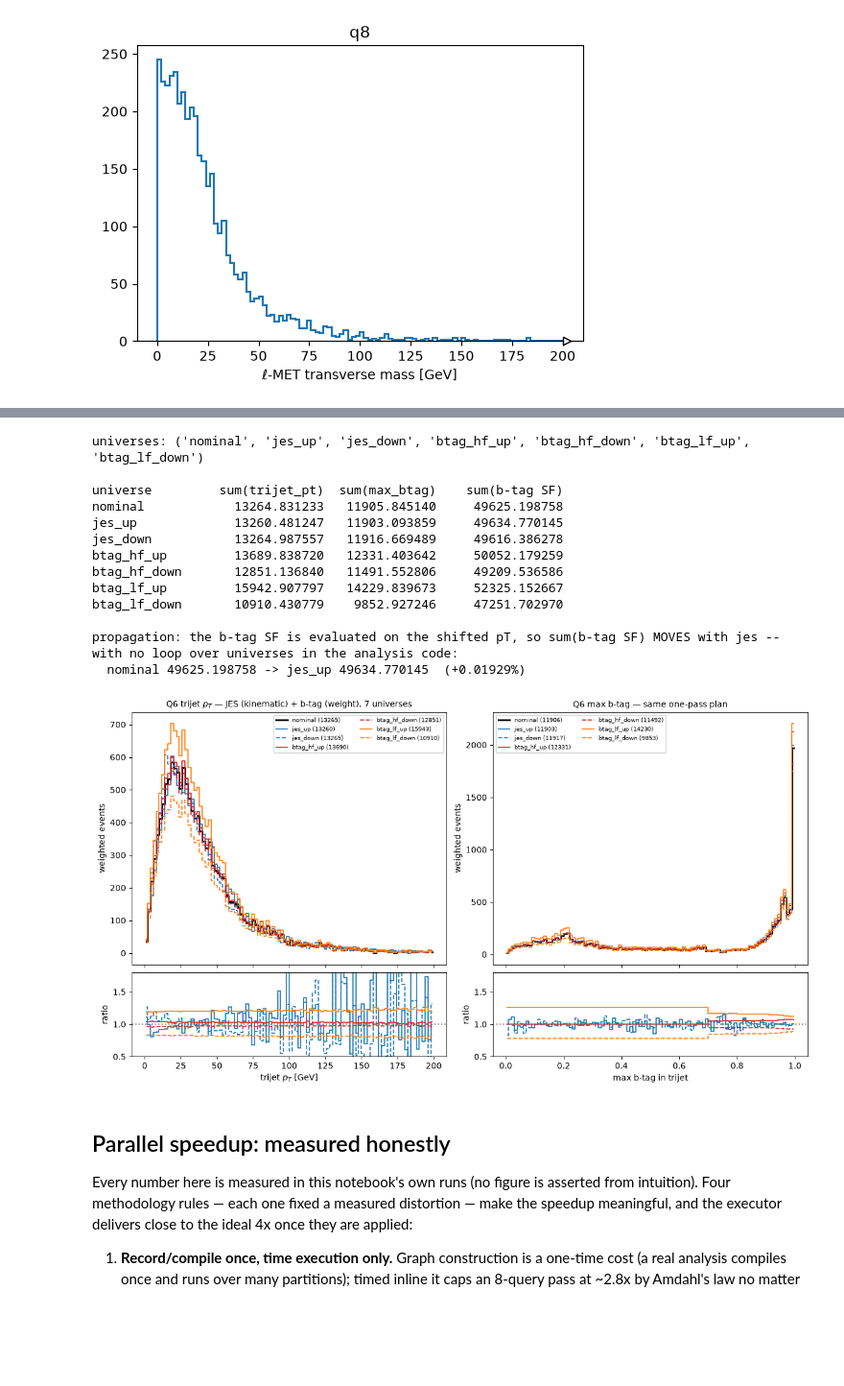
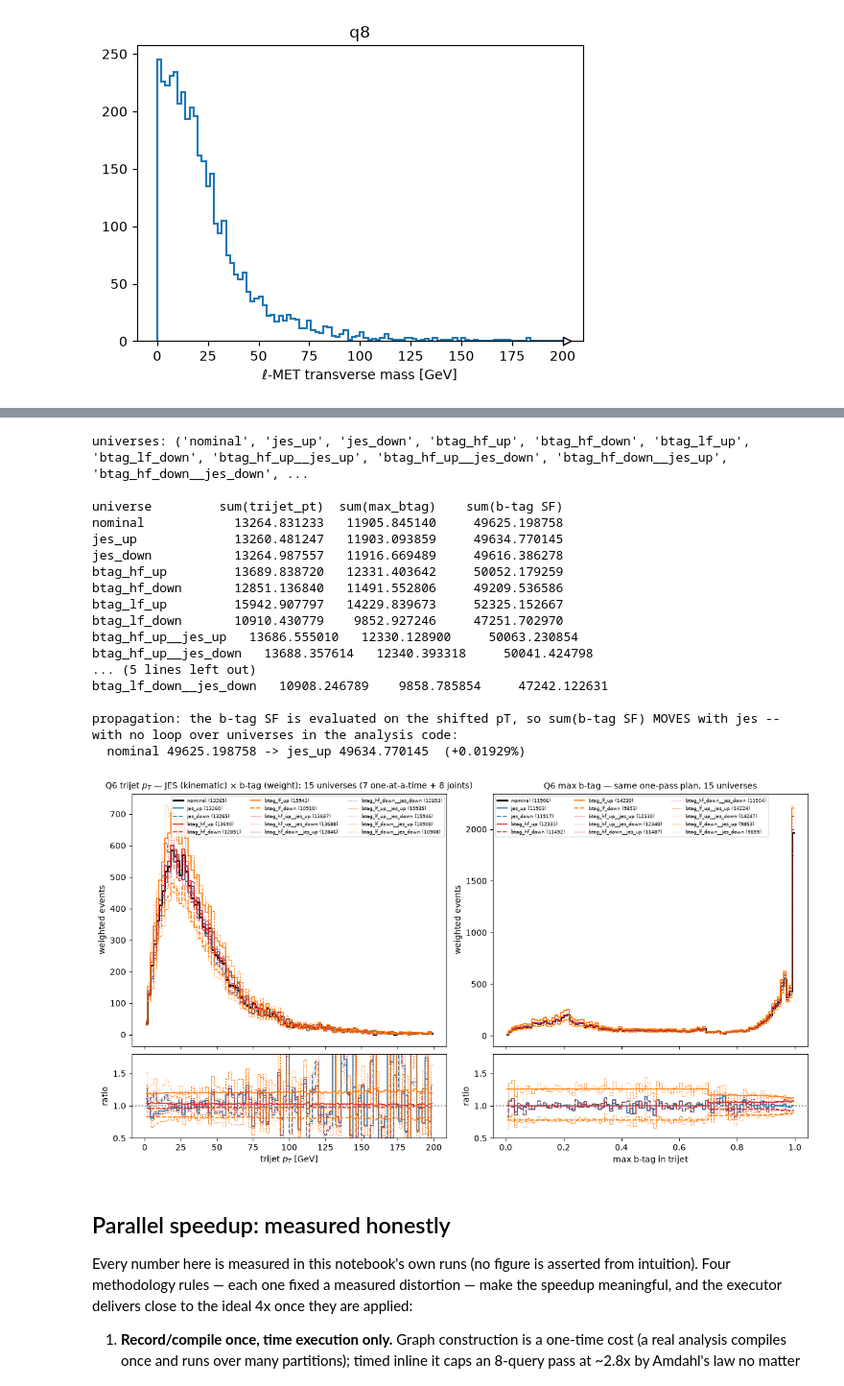
Before and after one commit to graphed-org/coffea-benchmarks-graphed-mvp, a Jupyter notebook: graphed-adl-benchmarks.ipynb, the cells around one changed output, grey strips where cells are left out. Shown at 96% size. Saved outputs shown, nothing was run; the diff lists cells and outputs as text; code cells hidden in the pictures; blank space fills up the shorter version.

```diff
--- a/graphed-adl-benchmarks.ipynb
+++ b/graphed-adl-benchmarks.ipynb
@@ -389,10 +408,14 @@ def btag_weight(systematic):
 
 sf = {s: btag_weight(s) for s in ("central", "up_hf", "down_hf", "up_lf", "down_lf")}
 
-# ---- 4. the b-tag family: ONE plain vary, no points= ----
-# Every variation is itself computed over the jes-varied jets, so the jes shift already lives inside
-# each member. Combined with the jes-varied observable, the plan yields the standard datacard set --
-# the union {nominal, jes_+/-, btag_hf_+/-, btag_lf_+/-}, one axis displaced at a time.
+# ---- 4. the b-tag family: ONE plain vary -> the FULL GRID, automatically ----
+# Every b-tag variation is itself computed over the jes-varied jets, so each member genuinely depends
+# on the jes axis. graphed detects that dependency and mints the full 3x5 grid: the 8 joints
+# (btag_*__jes_*) are the real factorization cross-terms, each evaluated at ITS OWN (jes, btag)
+# coordinate. Pre-fanout the foreign jes coord was silently collapsed to nominal, dropping those
+# cross-terms; here they are minted with no points= and no manual loop. A CMS datacard keeps only the
+# 7 one-at-a-time templates -- that prune is composes_as_union=True, an analysis opinion, not the
+# default.
 weight = graphed.vary(
     sf["central"], "btag",
     variations={"hf_up": sf["up_hf"], "hf_down": sf["down_hf"],
@@ -426,15 +449,23 @@ print("\npropagation: the b-tag SF is evaluated on the shifted pT, so sum(b-tag
       " -- with no loop over universes in the analysis code:"
       "\n  nominal %.6f -> jes_up %.6f  (%+.5f%%)" % (nom_sf, up_sf, 100 * (up_sf / nom_sf - 1)))
 
-STYLE = {
+# One-at-a-time styles; each joint inherits its b-tag component's colour and is tinted by the jes
+# leg (thin, dashed/dotted), so every cross-term sits beside its one-at-a-time sibling.
+BASE = {
     "nominal": ("k", "-", 2.2),
     "jes_up": ("C0", "-", 1.3), "jes_down": ("C0", "--", 1.3),
     "btag_hf_up": ("C3", "-", 1.3), "btag_hf_down": ("C3", "--", 1.3),
     "btag_lf_up": ("C1", "-", 1.3), "btag_lf_down": ("C1", "--", 1.3),
 }
+JES_LEG = {"jes_up": (0, (3, 1.5)), "jes_down": (0, (1, 1.5))}  # dashed vs dotted for the jes leg
+STYLE = dict(BASE)
+for _label in graphed.labels(weight):
+    if "__" in _label:  # a joint: colour by b-tag component, line style by jes leg
+        _btag_leg, _jes_leg = _label.split("__")
+        STYLE[_label] = (BASE[_btag_leg][0], JES_LEG[_jes_leg], 0.8)
 panels = {
-    "trijet_pt": (r"trijet $p_T$ [GeV]", r"Q6 trijet $p_T$ — JES (kinematic) + b-tag (weight), 7 universes"),
-    "max_btag": ("max b-tag in trijet", "Q6 max b-tag — same one-pass plan"),
+    "trijet_pt": (r"trijet $p_T$ [GeV]", r"Q6 trijet $p_T$ — JES (kinematic) × b-tag (weight): 15 universes (7 one-at-a-time + 8 joints)"),
+    "max_btag": ("max b-tag in trijet", "Q6 max b-tag — same one-pass plan, 15 universes"),
 }
 fig, axes = plt.subplots(
     2, 2, figsize=(12, 6.5), sharex="col",
@@ -444,36 +475,40 @@ for col, (name, (xlabel, title)) in enumerate(panels.items()):
     ax, rax = axes[0][col], axes[1][col]
     universes = {label: _hist.Hist(h) for label, h in out[name].items()}
     centers = universes["nominal"].axes[0].centers
     nominal = universes["nominal"].values()
     for label, (color, ls, lw) in STYLE.items():
         vals = universes[label].values()
         ax.step(centers, vals, where="mid", color=color, ls=ls, lw=lw, label=f"{label} ({vals.sum():.0f})")
         if label != "nominal":
             ratio = np.divide(vals, nominal, out=np.full_like(nominal, np.nan), where=nominal > 0)
             rax.step(centers, ratio, where="mid", color=color, ls=ls, lw=lw)
     ax.set_title(title, fontsize=10)
     ax.set_ylabel("weighted events")
-    ax.legend(fontsize=7, ncol=2)
+    ax.legend(fontsize=6, ncol=3)
     rax.axhline(1.0, ls=":", color="gray")
     rax.set_ylabel("ratio")
     rax.set_xlabel(xlabel)
     rax.set_ylim(0.5, 1.8)
 plt.show()
 # %% [output]
-universes: ('nominal', 'jes_up', 'jes_down', 'btag_hf_up', 'btag_hf_down', 'btag_lf_up', 'btag_lf_down')
+universes: ('nominal', 'jes_up', 'jes_down', 'btag_hf_up', 'btag_hf_down', 'btag_lf_up', 'btag_lf_down', 'btag_hf_up__jes_up', 'btag_hf_up__jes_down', 'btag_hf_down__jes_up', 'btag_hf_down__jes_down', ...
 
 universe         sum(trijet_pt)  sum(max_btag)    sum(b-tag SF)
 nominal            13264.831233   11905.845140     49625.198758
 jes_up             13260.481247   11903.093859     49634.770145
 jes_down           13264.987557   11916.669489     49616.386278
 btag_hf_up         13689.838720   12331.403642     50052.179259
 btag_hf_down       12851.136840   11491.552806     49209.536586
 btag_lf_up         15942.907797   14229.839673     52325.152667
 btag_lf_down       10910.430779    9852.927246     47251.702970
+btag_hf_up__jes_up   13686.555010   12330.128900     50063.230854
+btag_hf_up__jes_down   13688.357614   12340.393318     50041.424798
+... (5 lines left out)
+btag_lf_down__jes_down   10908.246789    9858.785854     47242.122631
 
 propagation: the b-tag SF is evaluated on the shifted pT, so sum(b-tag SF) MOVES with jes -- with no loop over universes in the analysis code:
   nominal 49625.198758 -> jes_up 49634.770145  (+0.01929%)
-[figure, old version]
+[figure, new version]
 # %% [markdown]
 ## Parallel speedup: measured honestly
 
```
Also changed, not shown: parts of 1 cell of this notebook.
